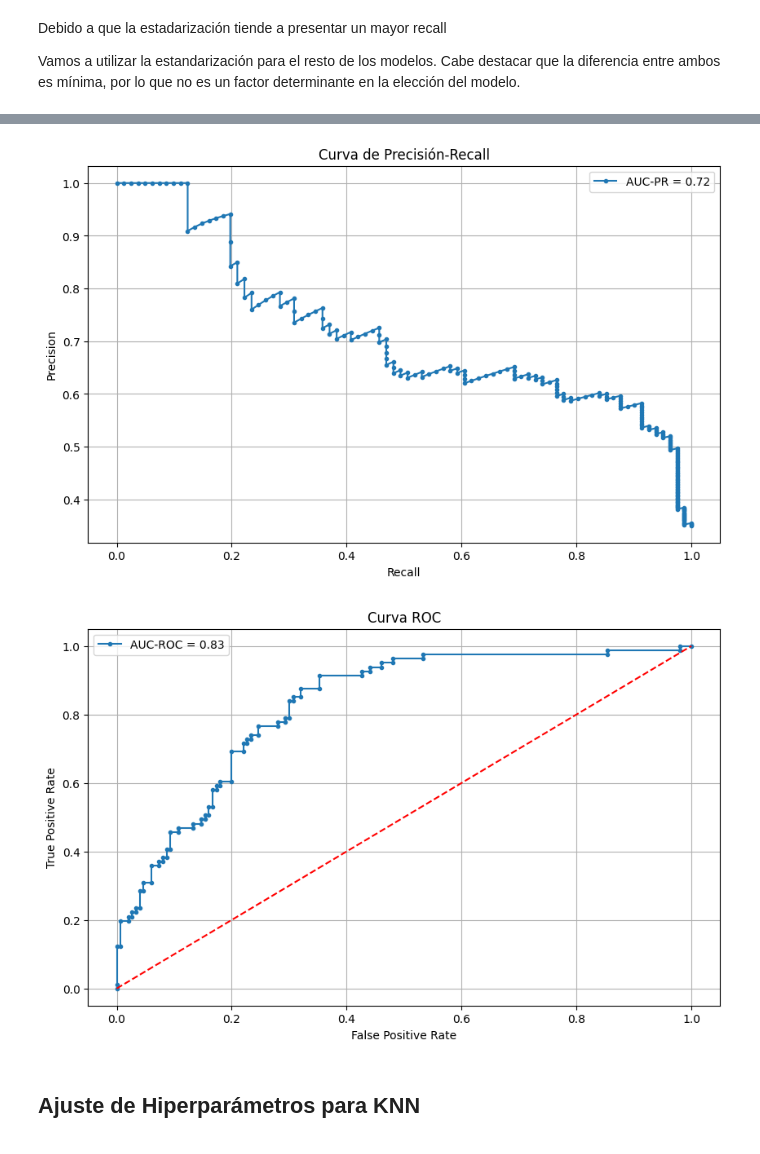
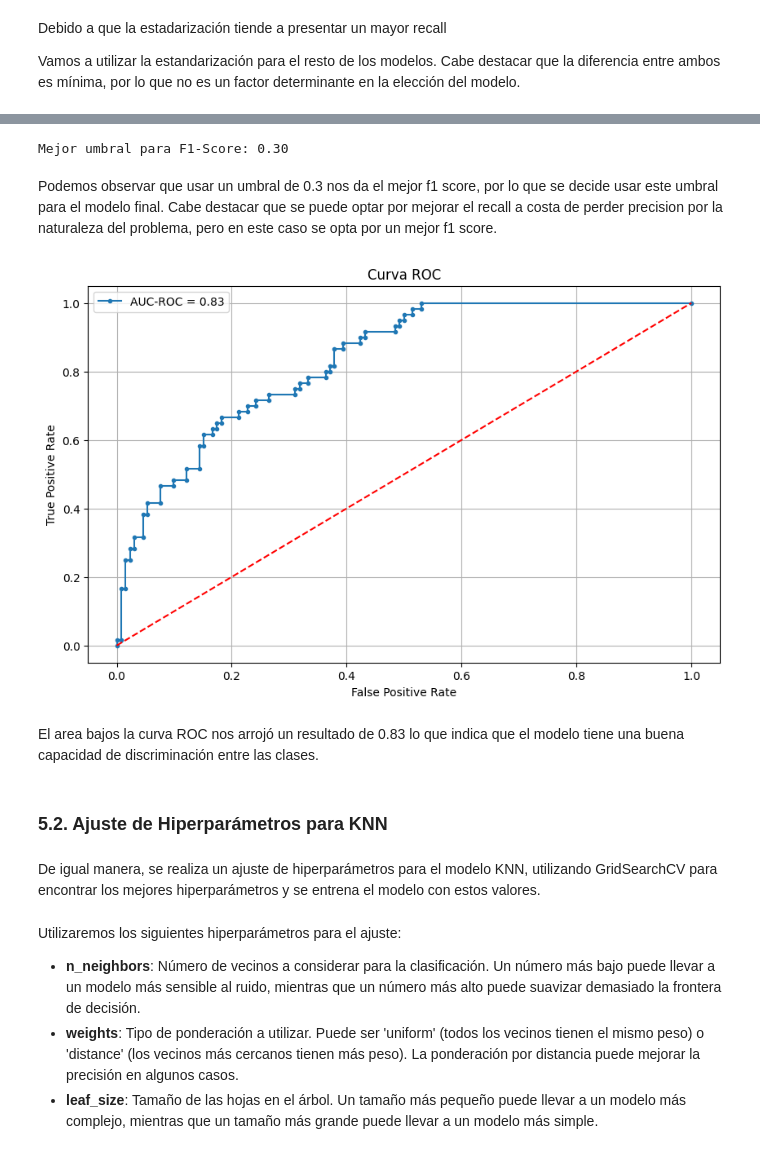
Before and after one commit to XoulEater/Proyecto_1_IA, a Jupyter notebook: diabetes.ipynb, the cells around one changed output, grey strips where cells are left out. Drawn from its saved outputs; the diff is of its cells as text; code cells hidden in the pictures.

Commit message:
Refactor models

```diff
--- a/diabetes.ipynb
+++ b/diabetes.ipynb
@@ -118,3 +2,0 @@ Tras identificar variables altamente correlacionadas (con un coeficiente mayor a
-# %%
-# Drop BloodPressure and SkinThickness
-df.drop(columns=['BloodPressure', 'SkinThickness'], inplace=True)
@@ -132,0 +146,3 @@ plt.show()
+# %%
+# Drop BloodPressure and SkinThickness
+data.drop(columns=['BloodPressure', 'SkinThickness'], inplace=True)
@@ -322,6 +353,4 @@ X_test = X_test_s
 # %%
-from sklearn.model_selection import GridSearchCV
-
 # Definición del modelo base
 log_reg = LogisticRegression()
 
@@ -331,21 +360,21 @@ param_grid = {
     'penalty': ['l1', 'l2'],
     'solver': ['liblinear', 'saga', 'newton-cg', 'lbfgs'],
     'max_iter': [100, 200, 500],
-    'class_weight': [None, 'balanced'],
-    'random_state': [42]
 }
 
 # Configuración de GridSearchCV
-grid_search = GridSearchCV(estimator=log_reg, param_grid=param_grid, cv=5, scoring='accuracy', n_jobs=-1, verbose=1)
+grid_search = GridSearchCV(estimator=log_reg, param_grid=param_grid, cv=5, scoring='recall', n_jobs=-1, verbose=1, return_train_score=True)
 
 # Entrenamiento
 grid_search.fit(X_train, y_train)
+
+# Guardar resultados de la búsqueda
+lr_results = pd.DataFrame(grid_search.cv_results_)
 
 # Mejor combinación de hiperparámetros
 print("Best Parameters:", grid_search.best_params_)
 
 # Evaluación con el mejor modelo
-best_model = grid_search.best_estimator_
-best_model.fit(X_train, y_train)
-evaluate_model(X_test, y_test, best_model, cmap='Greens')
+best_rl_model = grid_search.best_estimator_
+best_rl_model.fit(X_train, y_train)
 # %% [output]
@@ -480,44 +478,40 @@ weighted avg       0.76      0.75      0.75       231
+# %%
+best_threshold = threshold_results.loc[threshold_results['F1-Score'].idxmax(), 'Threshold']
+print(f"Mejor umbral para F1-Score: {best_threshold:.2f}")
+# %% [output]
+Mejor umbral para F1-Score: 0.30
+# %% [markdown]
+Podemos observar que usar un umbral de 0.3 nos da el mejor f1 score, por lo que se decide usar este umbral para el modelo final. Cabe destacar que se puede optar por mejorar el recall a costa de perder precision por la naturaleza del problema, pero en este caso se opta por un mejor f1 score.
 # %%
-import matplotlib.pyplot as plt
-from sklearn.linear_model import LogisticRegression
-from sklearn.metrics import precision_recall_curve, average_precision_score, roc_auc_score
-from sklearn.model_selection import train_test_split
+# Predecir probabilidades para el conjunto de prueba
+y_prob = best_rl_model.predict_proba(X_test)[:, 1]
 
-# 1. Entrenar modelo
+# Calcular el AUC-ROC
+roc_auc = roc_auc_score(y_test, y_prob)
 
-# 2. Predecir probabilidades
-y_prob = best_model.predict_proba(X_test_s)[:, 1]
-# 3. Calcular precisión y recall
-precision, recall, thresholds = precision_recall_curve(y_test, y_prob)
-# 4. Calcular AUC-PR
-average_precision = average_precision_score(y_test, y_prob)
-# 5. Calcular AUC-ROC
-roc_auc = roc_auc_score(y_test, y_prob)
-# 6. Visualizar la curva de precisión-recall
-plt.figure(figsize=(10, 6))
-plt.plot(recall, precision, marker='.', label='AUC-PR = {:.2f}'.format(average_precision))
-plt.xlabel('Recall')
-plt.ylabel('Precision')
-plt.title('Curva de Precisión-Recall')
-plt.legend()
-plt.grid()
-plt.show()
-# 7. Visualizar la curva ROC
-from sklearn.metrics import roc_curve
+# Calcular la curva ROC
 fpr, tpr, thresholds = roc_curve(y_test, y_prob)
 plt.figure(figsize=(10, 6))
 plt.plot(fpr, tpr, marker='.', label='AUC-ROC = {:.2f}'.format(roc_auc))
 plt.plot([0, 1], [0, 1], linestyle='--', color='red')
 plt.xlabel('False Positive Rate')
 plt.ylabel('True Positive Rate')
 plt.title('Curva ROC')
 plt.legend()
 plt.grid()
 plt.show()
 # %% [output]
-[figure, old version]
+[figure, new version]
-[figure, removed]
+# %% [markdown]
+El area bajos la curva ROC nos arrojó un resultado de 0.83 lo que indica que el modelo tiene una buena capacidad de discriminación entre las clases.
 # %% [markdown]
-## Ajuste de Hiperparámetros para KNN
+### 5.2. Ajuste de Hiperparámetros para KNN
+# %% [markdown]
+De igual manera, se realiza un ajuste de hiperparámetros para el modelo KNN, utilizando GridSearchCV para encontrar los mejores hiperparámetros y se entrena el modelo con estos valores.
+# %% [markdown]
+Utilizaremos los siguientes hiperparámetros para el ajuste:
+- **n_neighbors**: Número de vecinos a considerar para la clasificación. Un número más bajo puede llevar a un modelo más sensible al ruido, mientras que un número más alto puede suavizar demasiado la frontera de decisión.
+- **weights**: Tipo de ponderación a utilizar. Puede ser 'uniform' (todos los vecinos tienen el mismo peso) o 'distance' (los vecinos más cercanos tienen más peso). La ponderación por distancia puede mejorar la precisión en algunos casos.
+- **leaf_size**: Tamaño de las hojas en el árbol. Un tamaño más pequeño puede llevar a un modelo más complejo, mientras que un tamaño más grande puede llevar a un modelo más simple.
 # %%
 # Prueba de hiperparámetros con KNN
```
Also changed, not shown: parts of 65 cells of this notebook.
